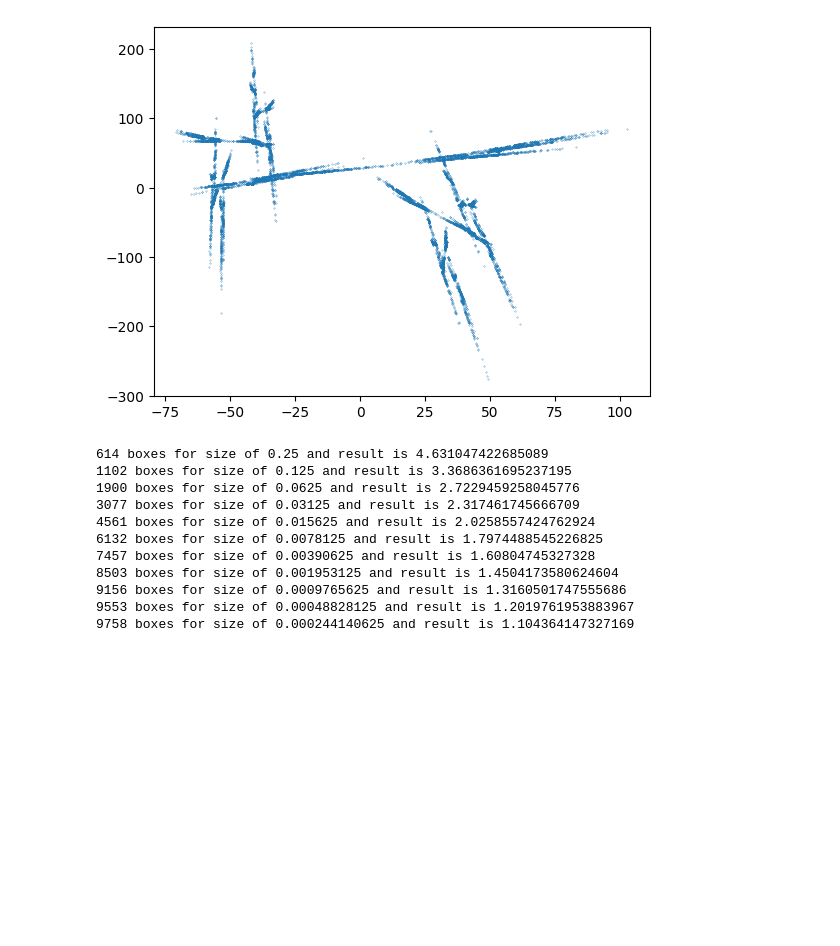
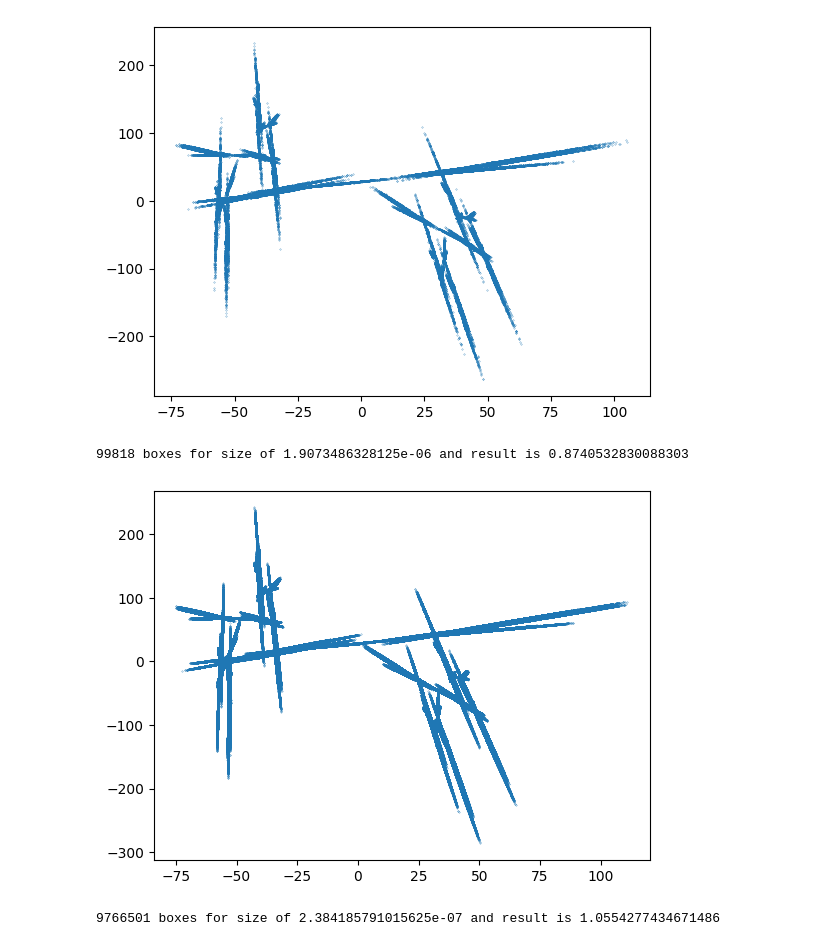
Before and after one commit to yaggod/MathModellingTasks, a Jupyter notebook: Task4/Part2.ipynb, the cells around one changed output. Saved outputs shown, nothing was run; the diff lists cells and outputs as text; code cells hidden in the pictures; blank space fills up the shorter version.

```diff
--- a/Task4/Part2.ipynb
+++ b/Task4/Part2.ipynb
@@ -60,29 +60,23 @@ def show_results(start_x : float, start_y : float, points_count : int):
     pyplot.scatter(x, y, s=0.05)
     pyplot.show()
 
-
     size = 0.5
     last_result = float("Infinity")
     boxes = count_boxes_with_fixed_size(size, x, y)
     new_result = log(boxes) / log(1/size)
-    while(last_result - new_result > 0.1):
+    while(last_result - new_result > 0.05):
         size /= 2
         last_result = new_result
         boxes = count_boxes_with_fixed_size(size, x, y)
         new_result = log(boxes) / log(1/size)
-        print(f"{boxes} boxes for size of {size} and result is {new_result}")
+    print(f"{boxes} boxes for size of {size} and result is {new_result}")
 # %%
-show_results(10, 10, 10000)
+show_results(10, 10, 100_000)
 # %% [output]
-[figure, old version]
+[figure, new version]
-614 boxes for size of 0.25 and result is 4.631047422685089
-1102 boxes for size of 0.125 and result is 3.3686361695237195
-1900 boxes for size of 0.0625 and result is 2.7229459258045776
-3077 boxes for size of 0.03125 and result is 2.317461745666709
-4561 boxes for size of 0.015625 and result is 2.0258557424762924
-6132 boxes for size of 0.0078125 and result is 1.7974488545226825
-7457 boxes for size of 0.00390625 and result is 1.60804745327328
-8503 boxes for size of 0.001953125 and result is 1.4504173580624604
-9156 boxes for size of 0.0009765625 and result is 1.3160501747555686
-9553 boxes for size of 0.00048828125 and result is 1.2019761953883967
-9758 boxes for size of 0.000244140625 and result is 1.104364147327169
+99818 boxes for size of 1.9073486328125e-06 and result is 0.8740532830088303
+# %%
+show_results(10, 10, 10_000_000)
+# %% [output]
+[figure, added]
+9766501 boxes for size of 2.384185791015625e-07 and result is 1.0554277434671486
```
Also changed, not shown: parts of 2 cells of this notebook.
